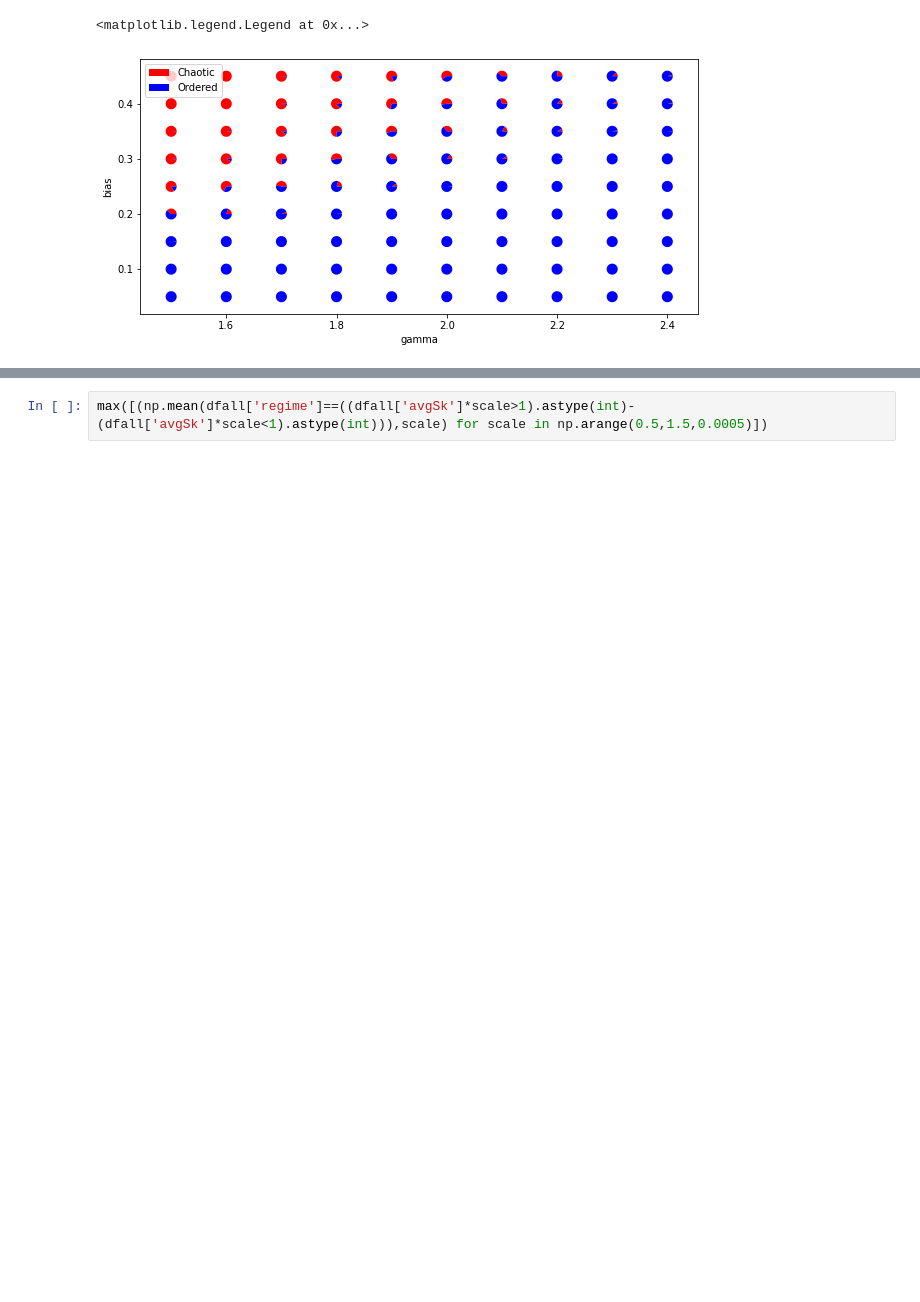
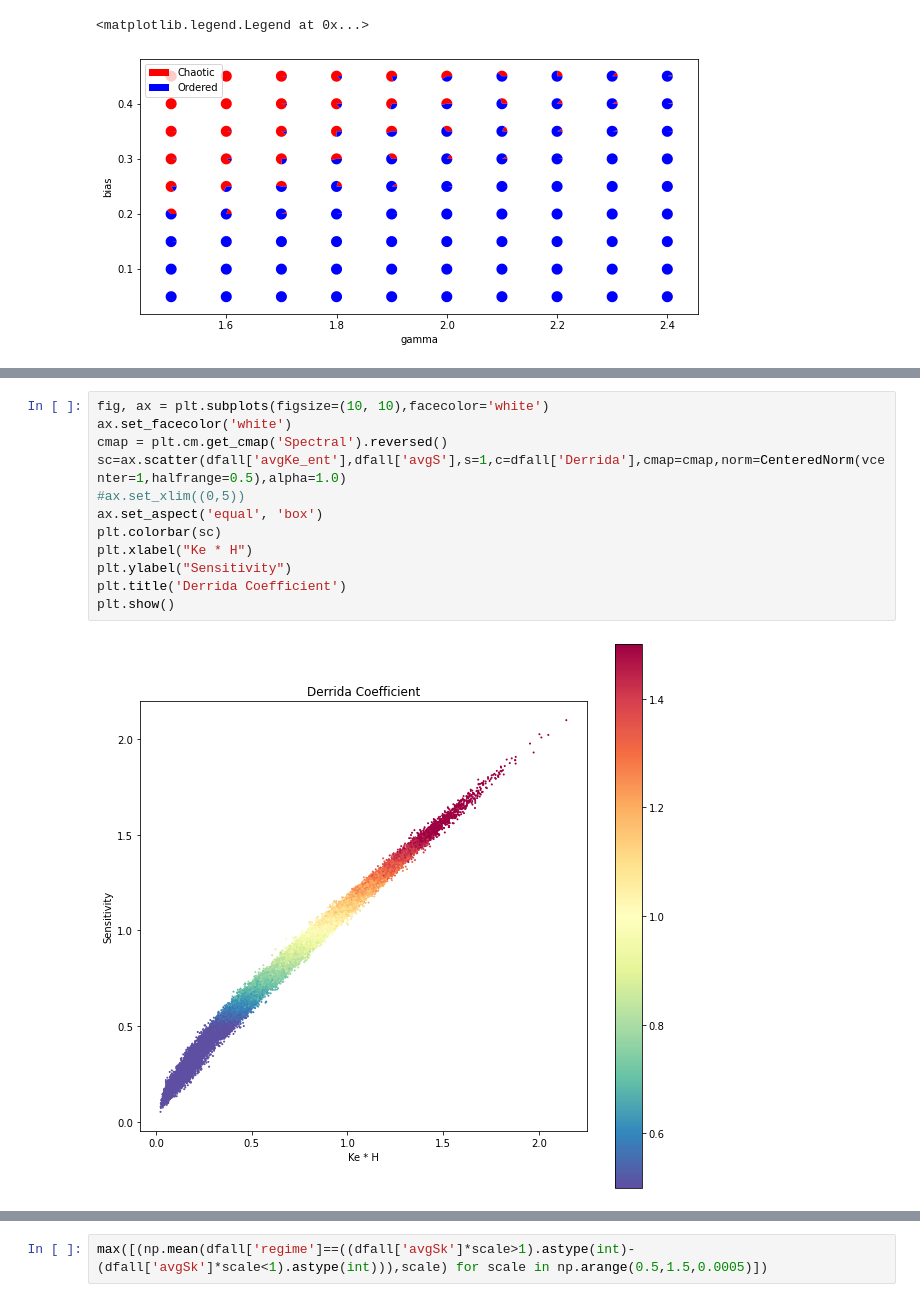
Before and after one commit to fcphysics/CriticalityHeteroBNets, a Jupyter notebook: results_import.ipynb, the cells around one changed output, grey strips where cells are left out. Cells and saved outputs as stored; diff of their text form; blank space fills up the shorter version.

```diff
--- a/results_import.ipynb
+++ b/results_import.ipynb
@@ -113,0 +121,14 @@ plt.show()
+# %%
+fig, ax = plt.subplots(figsize=(10, 10),facecolor='white')
+ax.set_facecolor('white')
+cmap = plt.cm.get_cmap('Spectral').reversed()
+sc=ax.scatter(dfall['avgKe_ent'],dfall['avgS'],s=1,c=dfall['Derrida'],cmap=cmap,norm=CenteredNorm(vcenter=1,halfrange=0.5),alpha=1.0)
+#ax.set_xlim((0,5))
+ax.set_aspect('equal', 'box')
+plt.colorbar(sc)
+plt.xlabel("Ke * H")
+plt.ylabel("Sensitivity")
+plt.title('Derrida Coefficient')
+plt.show()
+# %% [output]
+[figure, added]
```
Also changed, not shown: parts of 16 cells of this notebook.
